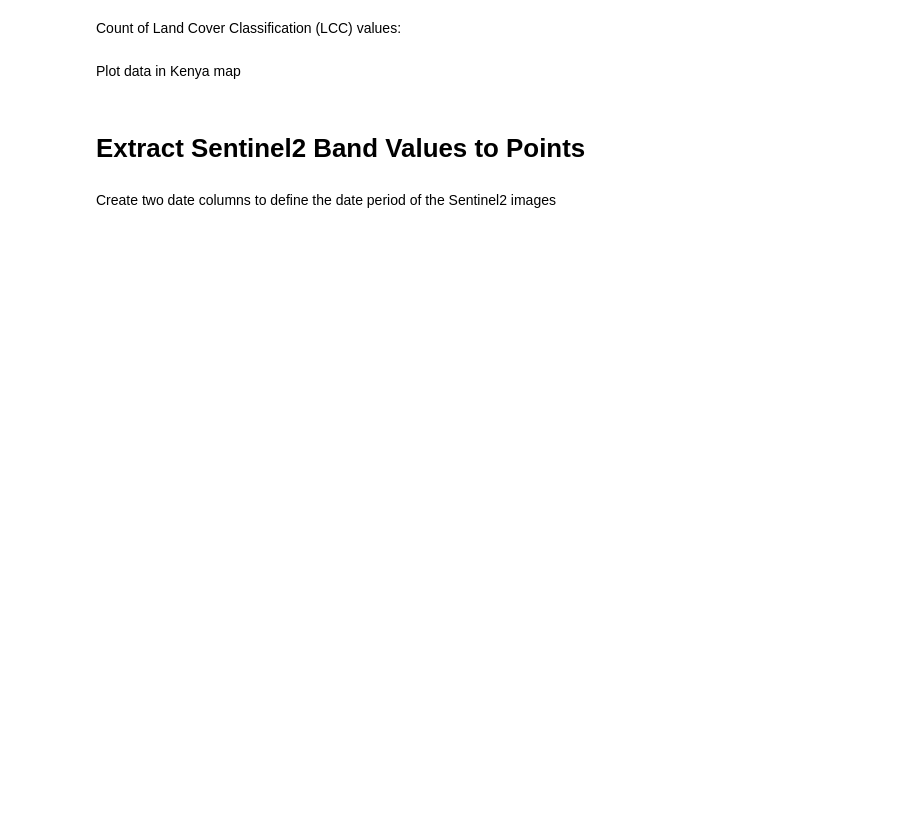
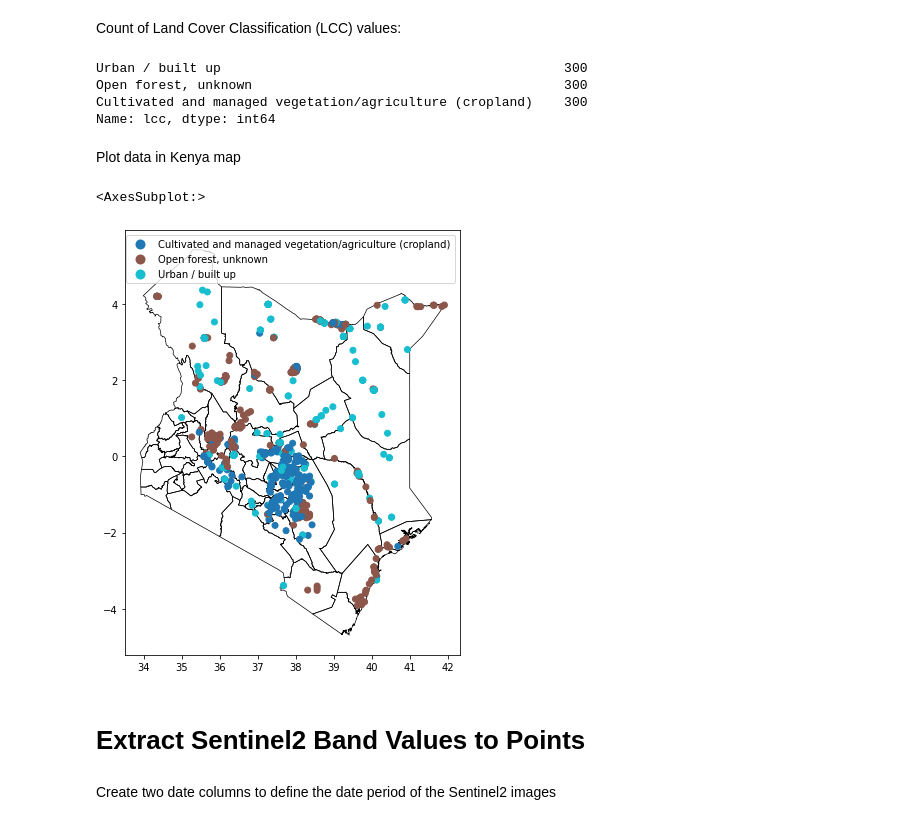
Before and after one commit to PlantVillage/dataphilly_Jiang, a Jupyter notebook: Landuse_Classification.ipynb, the cells around one changed output. Drawn from its saved outputs; the diff is of its cells as text; code cells hidden in the pictures; blank space fills up the shorter version.

```diff
--- a/Landuse_Classification.ipynb
+++ b/Landuse_Classification.ipynb
@@ -30,20 +53,28 @@ df.head(5)
 # %% [markdown]
 Count of Land Cover Classification (LCC) values:
 # %%
-df['lcc'].value_counts()
+display(df['lcc'].value_counts())
+# %% [output]
+Urban / built up                                            300
+Open forest, unknown                                        300
+Cultivated and managed vegetation/agriculture (cropland)    300
+Name: lcc, dtype: int64
 # %% [markdown]
 Plot data in Kenya map
 # %%
-kenya = gpd.read_file('kenya_shapefile/County.shp')
+kenya = gpd.read_file(r'kenya_shapefile/County.shp')
 gdf = gpd.GeoDataFrame(
     df,
-    crs=4326,
+    crs={'init': 'epsg:4326'},
     geometry=[Point(xy) for xy in zip(df.long, df.lat)])
 
 
 fig, ax = plt.subplots(1, 1,figsize=(6, 10))
 
 kenya.plot(ax=ax, facecolor="none", edgecolor='black', lw=0.7)#color = 'yellow')
 gdf.plot(column = 'lcc', ax = ax, legend=True)
+# %% [output]
+<AxesSubplot:>
+[figure, added]
 # %% [markdown]
 # Extract Sentinel2 Band Values to Points
```
Also changed, not shown: parts of 24 cells of this notebook.
